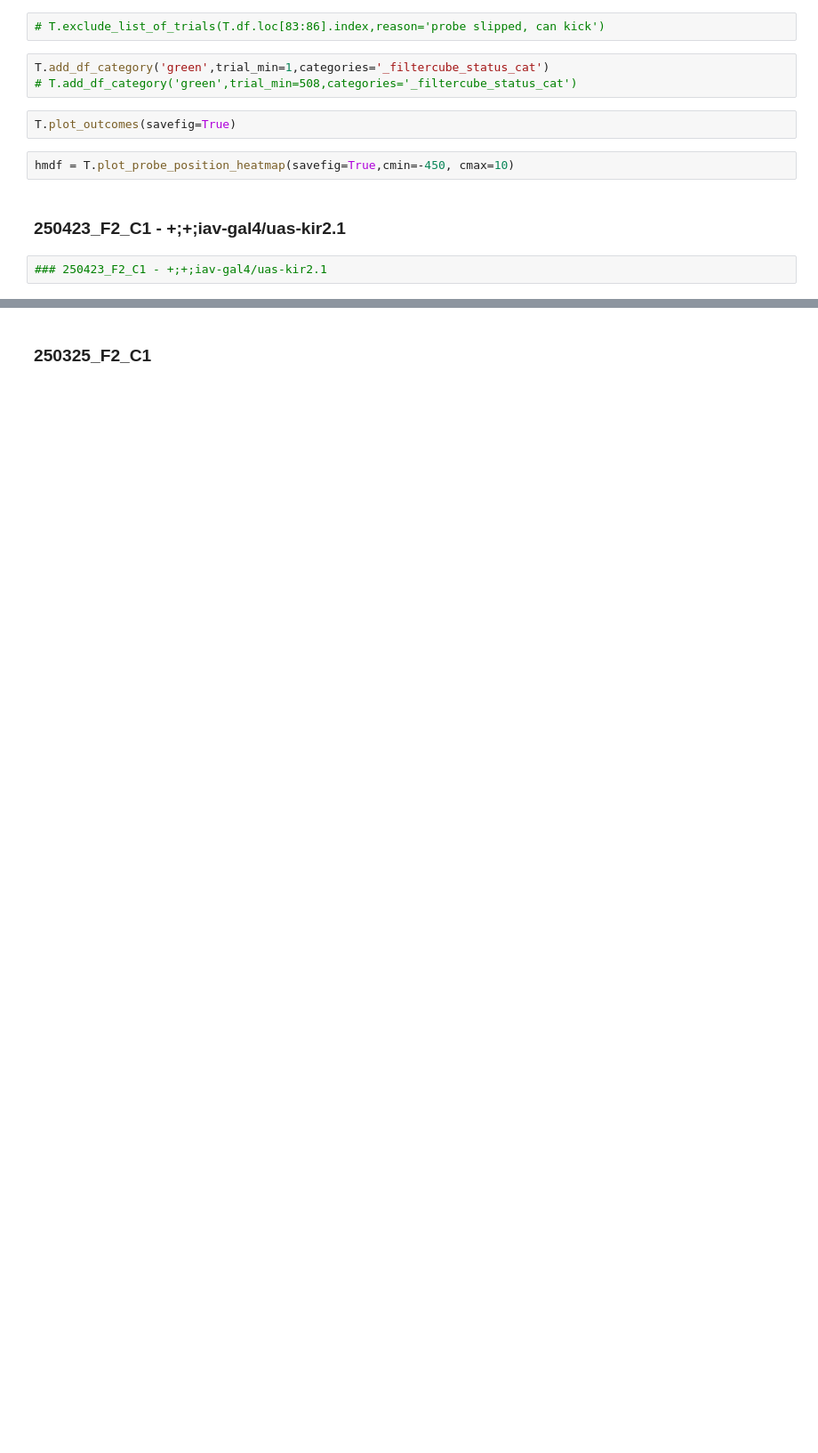
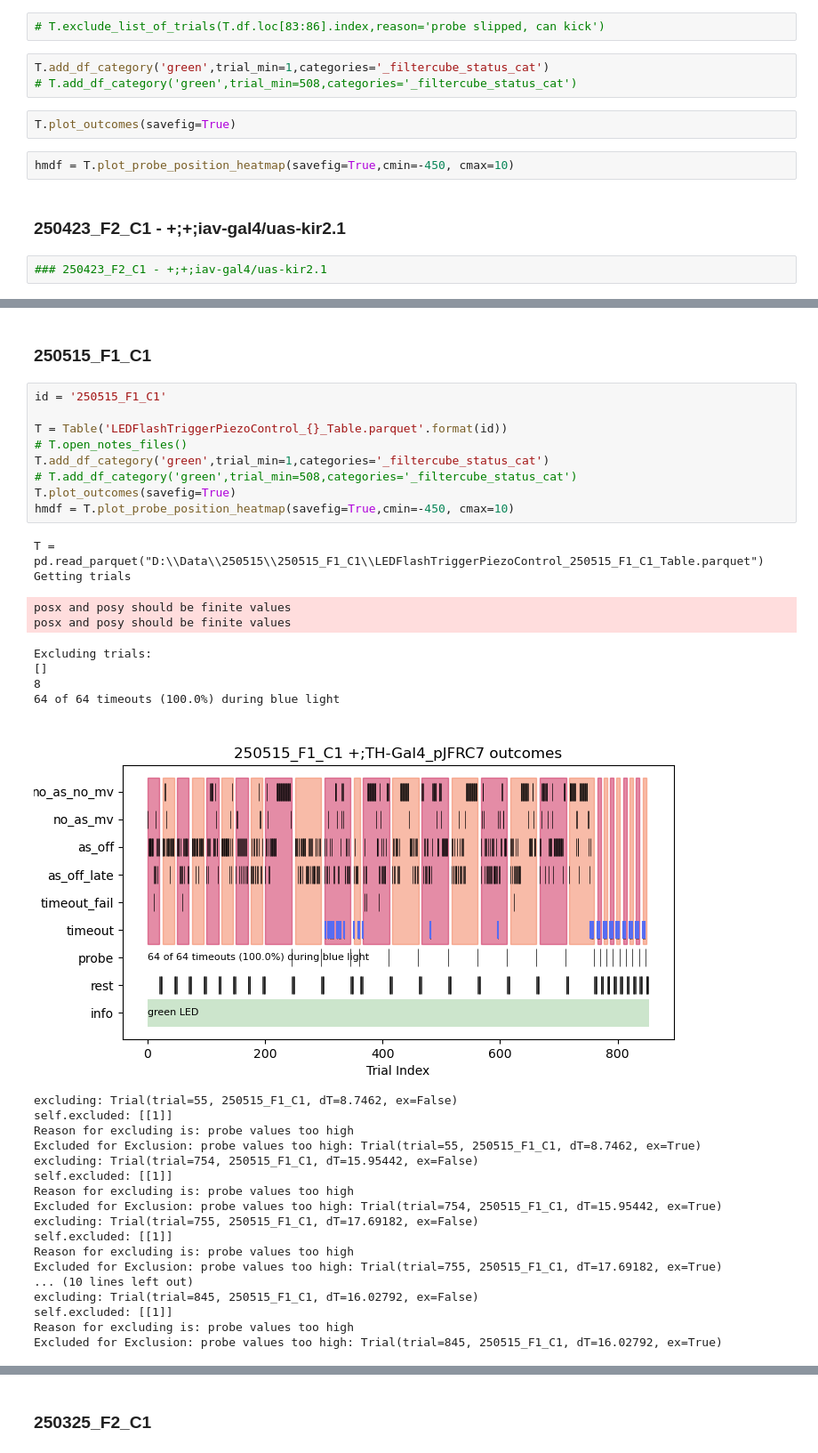
Before and after one commit to tony-azevedo/FlyLearning, a Jupyter notebook: op_conditioning.ipynb, the cells around one changed output, grey strips where cells are left out. Shown at 89% size. Saved outputs shown, nothing was run; the diff lists cells and outputs as text; blank space fills up the shorter version.

```diff
--- a/op_conditioning.ipynb
+++ b/op_conditioning.ipynb
@@ -1003,0 +1006,38 @@ hmdf = T.plot_probe_position_heatmap(savefig=True,cmin=-450, cmax=10)
+# %% [markdown]
+### 250515_F1_C1
+# %%
+id = '250515_F1_C1'
+
+T = Table('LEDFlashTriggerPiezoControl_{}_Table.parquet'.format(id))
+# T.open_notes_files()
+T.add_df_category('green',trial_min=1,categories='_filtercube_status_cat')
+# T.add_df_category('green',trial_min=508,categories='_filtercube_status_cat')
+T.plot_outcomes(savefig=True)
+hmdf = T.plot_probe_position_heatmap(savefig=True,cmin=-450, cmax=10)
+# %% [output]
+T = pd.read_parquet("D:\\Data\\250515\\250515_F1_C1\\LEDFlashTriggerPiezoControl_250515_F1_C1_Table.parquet")
+Getting trials
+posx and posy should be finite values
+posx and posy should be finite values
+Excluding trials:
+[]
+8
+64 of 64 timeouts (100.0%) during blue light
+[figure, added]
+excluding: Trial(trial=55, 250515_F1_C1, dT=8.7462, ex=False)
+self.excluded: [[1]]
+Reason for excluding is: probe values too high
+Excluded for Exclusion: probe values too high: Trial(trial=55, 250515_F1_C1, dT=8.7462, ex=True)
+excluding: Trial(trial=754, 250515_F1_C1, dT=15.95442, ex=False)
+self.excluded: [[1]]
+Reason for excluding is: probe values too high
+Excluded for Exclusion: probe values too high: Trial(trial=754, 250515_F1_C1, dT=15.95442, ex=True)
+excluding: Trial(trial=755, 250515_F1_C1, dT=17.69182, ex=False)
+self.excluded: [[1]]
+Reason for excluding is: probe values too high
+Excluded for Exclusion: probe values too high: Trial(trial=755, 250515_F1_C1, dT=17.69182, ex=True)
+... (10 lines left out)
+excluding: Trial(trial=845, 250515_F1_C1, dT=16.02792, ex=False)
+self.excluded: [[1]]
+Reason for excluding is: probe values too high
+Excluded for Exclusion: probe values too high: Trial(trial=845, 250515_F1_C1, dT=16.02792, ex=True)
```
Also changed, not shown: parts of 23 cells of this notebook, 8 other files.
